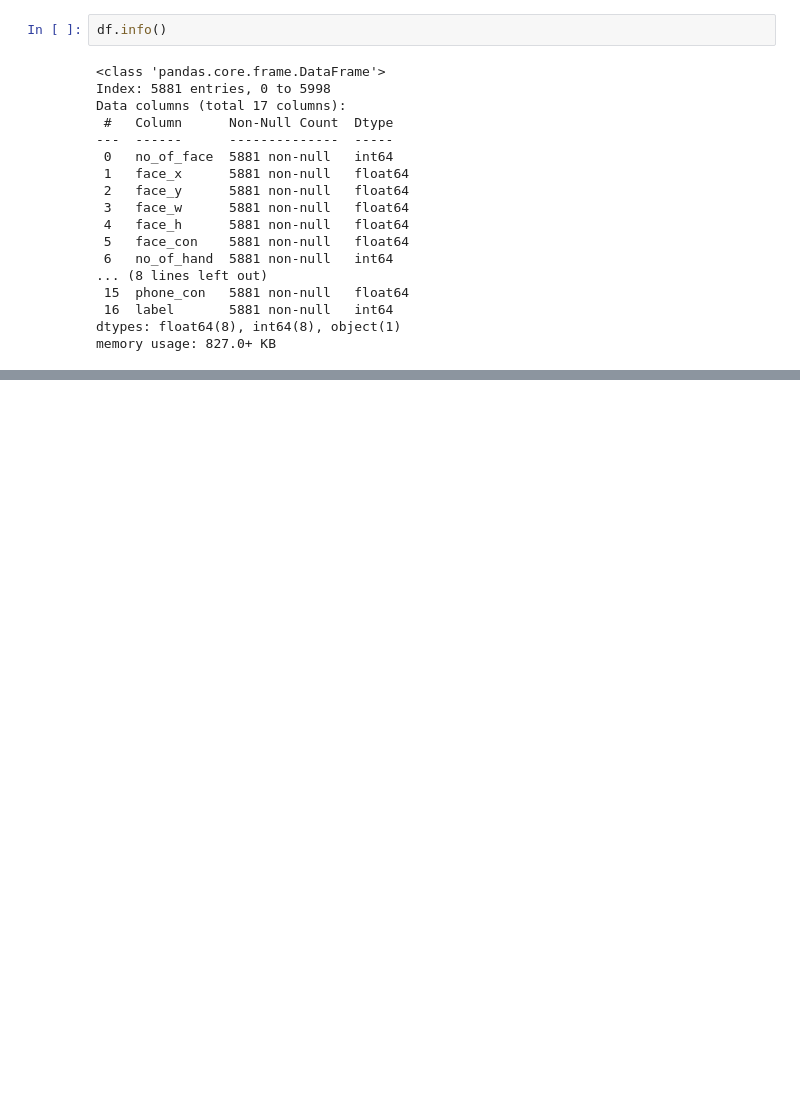
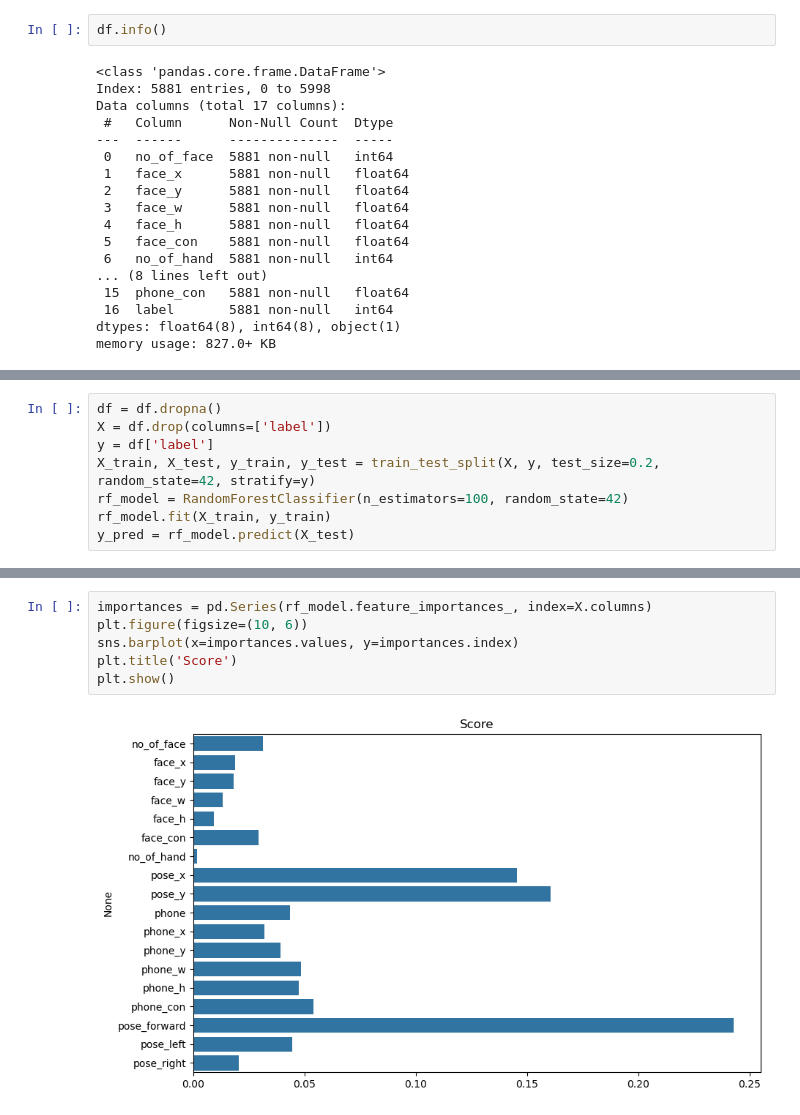
Before and after one commit to joskeph/machine-learning, a Jupyter notebook: cleaning.ipynb, the cells around one changed output, grey strips where cells are left out. Drawn from its saved outputs; the diff is of its cells as text; blank space fills up the shorter version.

Commit message:
Ran random forest

```diff
--- a/cleaning.ipynb
+++ b/cleaning.ipynb
@@ -129,0 +136,8 @@ memory usage: 827.0+ KB
+# %%
+df = df.dropna()
+X = df.drop(columns=['label'])
+y = df['label']
+X_train, X_test, y_train, y_test = train_test_split(X, y, test_size=0.2, random_state=42, stratify=y)
+rf_model = RandomForestClassifier(n_estimators=100, random_state=42)
+rf_model.fit(X_train, y_train)
+y_pred = rf_model.predict(X_test)
@@ -129,0 +180,8 @@ memory usage: 827.0+ KB
+# %%
+importances = pd.Series(rf_model.feature_importances_, index=X.columns)
+plt.figure(figsize=(10, 6))
+sns.barplot(x=importances.values, y=importances.index)
+plt.title('Score')
+plt.show()
+# %% [output]
+[figure, added]
```
Also changed, not shown: parts of 3 cells of this notebook.
